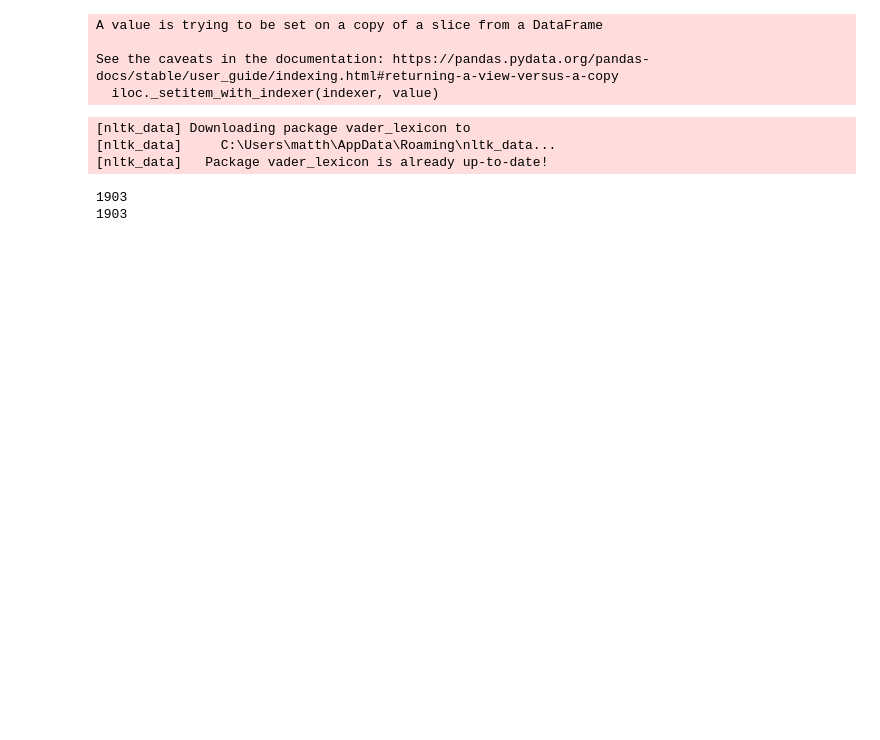
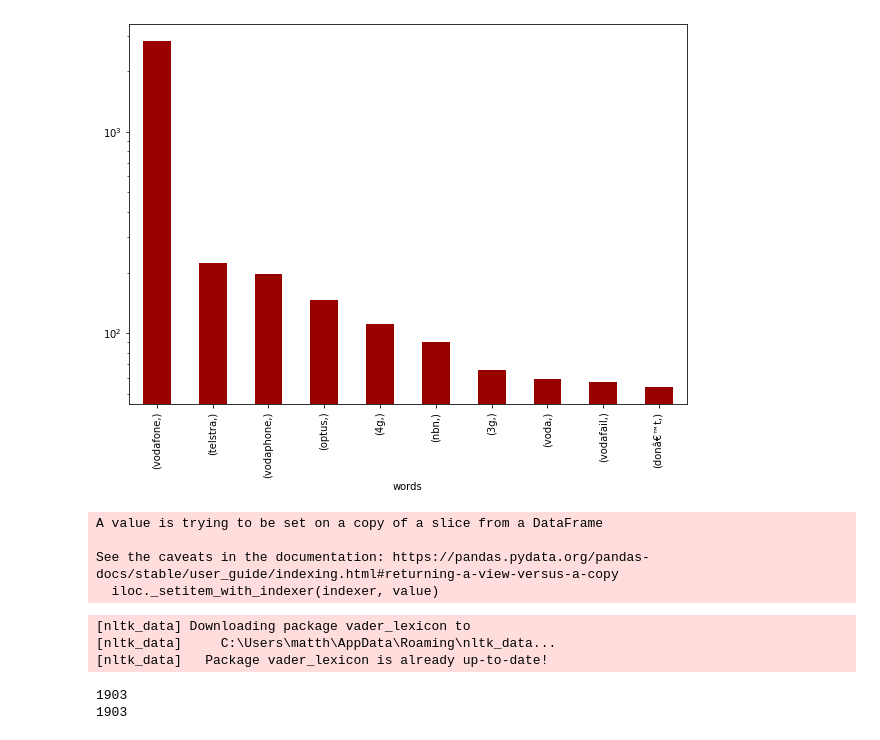
Before and after one commit to NikkiSarah/MA5853-54-Projects, a Jupyter notebook: Ingest Pipeline and EDA.ipynb, the cells around one changed output. Drawn from its saved outputs; the diff is of its cells as text; code cells hidden in the pictures; blank space fills up the shorter version.

```diff
--- a/Ingest Pipeline and EDA.ipynb
+++ b/Ingest Pipeline and EDA.ipynb
@@ -66,3 +77,7 @@ print(unknown_words)
+# %%
+unknown_word_counts.head(10).plot(kind='bar',figsize=(10,7), logy=True, color='#990000' );
+# %% [output]
+[figure, added]
 # %%
 # Create spelling and punctuation correction dictionary
 
```
Also changed, not shown: parts of 23 cells of this notebook.
